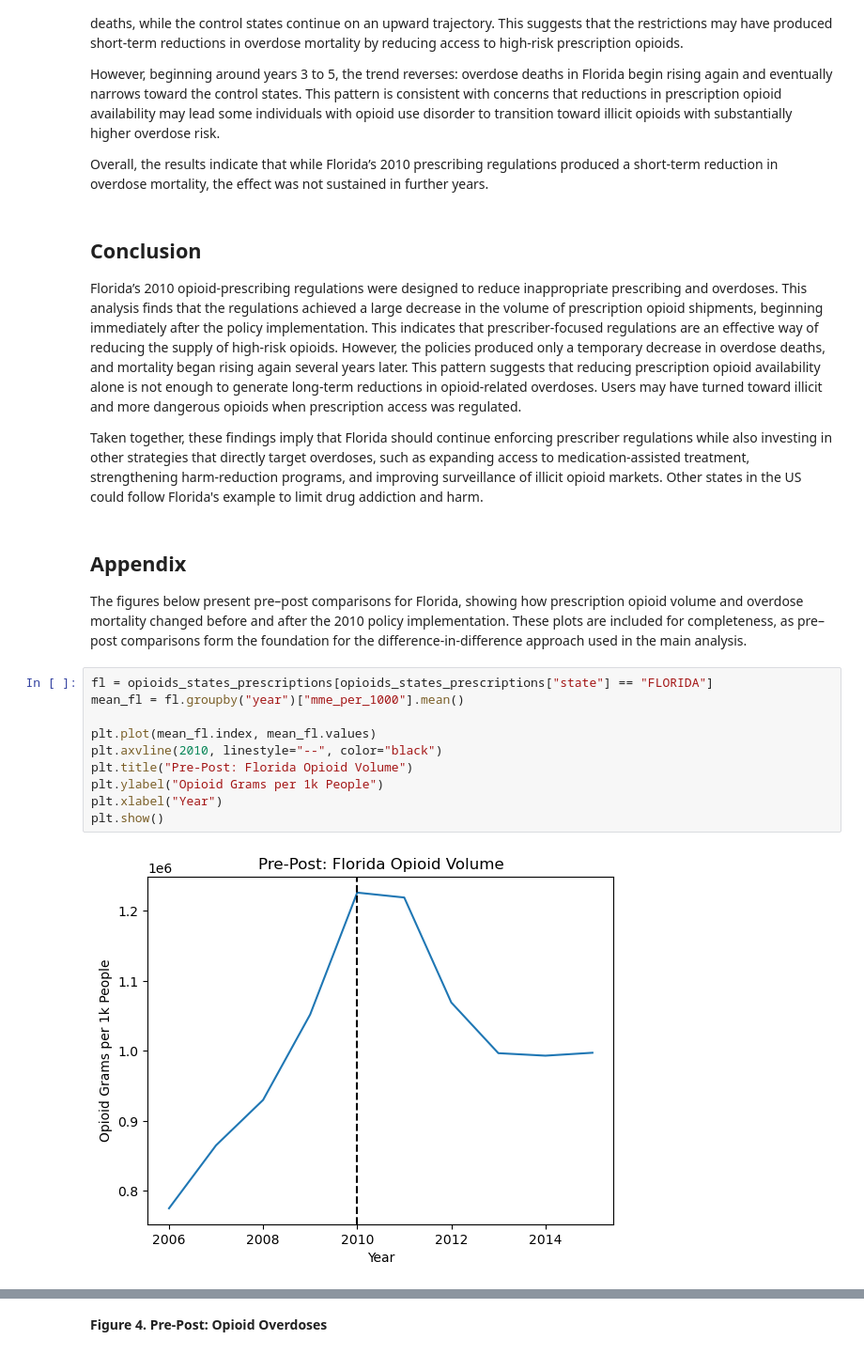
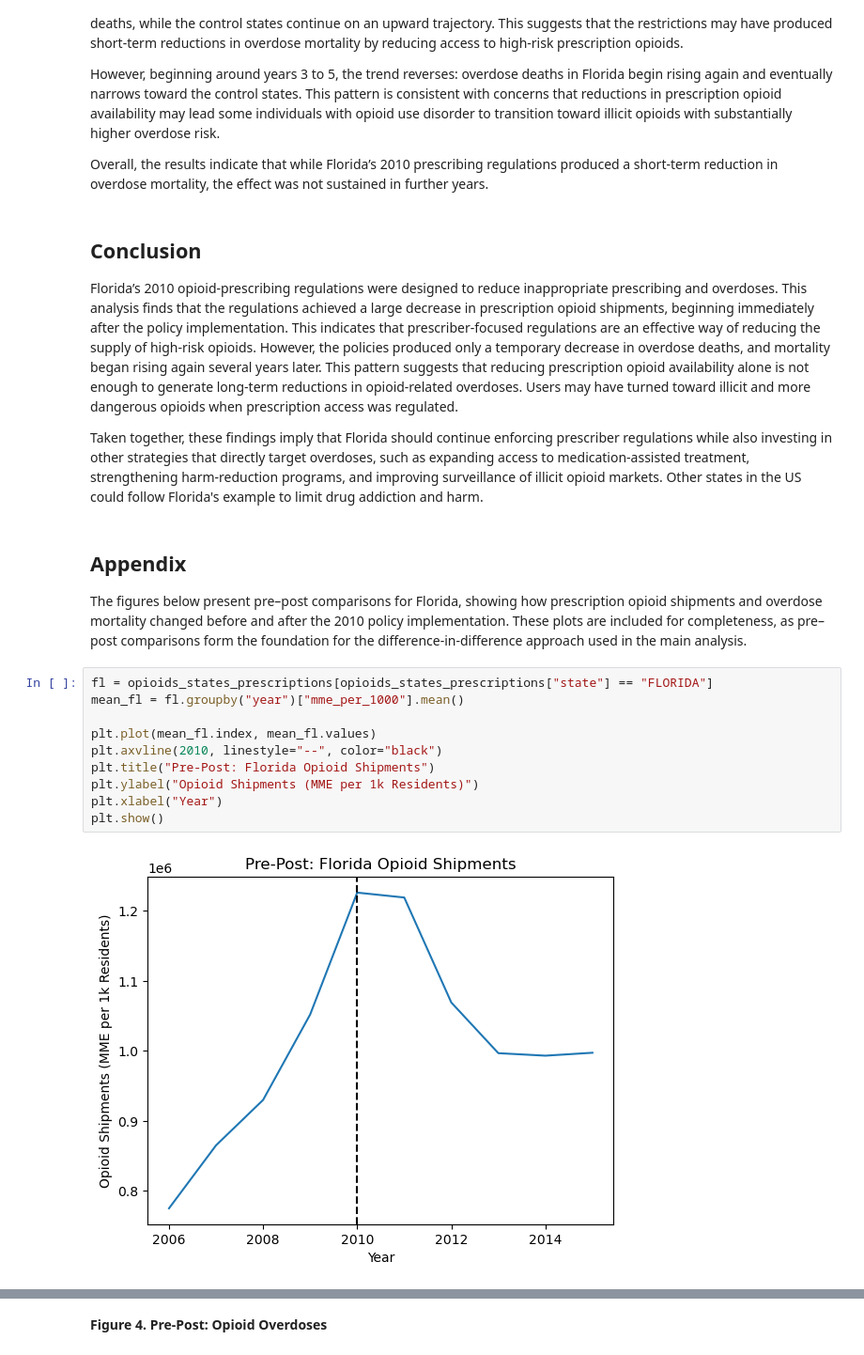
Before and after one commit to rakiranelson/IDS590-Opioids-Final-Project, a Jupyter notebook: opioid_dsm.ipynb, the cells around one changed output, grey strips where cells are left out. Shown at 94% size. Drawn from its saved outputs; the diff is of its cells as text.

```diff
--- a/opioid_dsm.ipynb
+++ b/opioid_dsm.ipynb
@@ -269,23 +262,23 @@ Overall, the results indicate that while Florida’s 2010 prescribing regulation
 # %% [markdown]
 ## Conclusion
 
-Florida’s 2010 opioid-prescribing regulations were designed to reduce inappropriate prescribing and overdoses. This analysis finds that the regulations achieved a large decrease in the volume of prescription opioid shipments, beginning immediately after the policy implementation. This indicates that prescriber-focused regulations are an effective way of reducing the supply of high-risk opioids. However, the policies produced only a temporary decrease in overdose deaths, and mortality began rising again several years later. This pattern suggests that reducing prescription opioid availability alone is not enough to generate long-term reductions in opioid-related overdoses. Users may have turned toward illicit and more dangerous opioids when prescription access was regulated.
+Florida’s 2010 opioid-prescribing regulations were designed to reduce inappropriate prescribing and overdoses. This analysis finds that the regulations achieved a large decrease in prescription opioid shipments, beginning immediately after the policy implementation. This indicates that prescriber-focused regulations are an effective way of reducing the supply of high-risk opioids. However, the policies produced only a temporary decrease in overdose deaths, and mortality began rising again several years later. This pattern suggests that reducing prescription opioid availability alone is not enough to generate long-term reductions in opioid-related overdoses. Users may have turned toward illicit and more dangerous opioids when prescription access was regulated.
 
 Taken together, these findings imply that Florida should continue enforcing prescriber regulations while also investing in other strategies that directly target overdoses, such as expanding access to medication-assisted treatment, strengthening harm-reduction programs, and improving surveillance of illicit opioid markets. Other states in the US could follow Florida's example to limit drug addiction and harm.
 # %% [markdown]
 ## Appendix
 
-The figures below present pre–post comparisons for Florida, showing how prescription opioid volume and overdose mortality changed before and after the 2010 policy implementation. These plots are included for completeness, as pre–post comparisons form the foundation for the difference-in-difference approach used in the main analysis.
+The figures below present pre–post comparisons for Florida, showing how prescription opioid shipments and overdose mortality changed before and after the 2010 policy implementation. These plots are included for completeness, as pre–post comparisons form the foundation for the difference-in-difference approach used in the main analysis.
 # %%
 fl = opioids_states_prescriptions[opioids_states_prescriptions["state"] == "FLORIDA"]
 mean_fl = fl.groupby("year")["mme_per_1000"].mean()
 
 plt.plot(mean_fl.index, mean_fl.values)
 plt.axvline(2010, linestyle="--", color="black")
-plt.title("Pre-Post: Florida Opioid Volume")
-plt.ylabel("Opioid Grams per 1k People")
+plt.title("Pre-Post: Florida Opioid Shipments")
+plt.ylabel("Opioid Shipments (MME per 1k Residents)")
 plt.xlabel("Year")
 plt.show()
 # %% [output]
-[figure, old version]
+[figure, new version]
 # %% [markdown]
```
Also changed, not shown: parts of 10 cells of this notebook, 1 other file.
